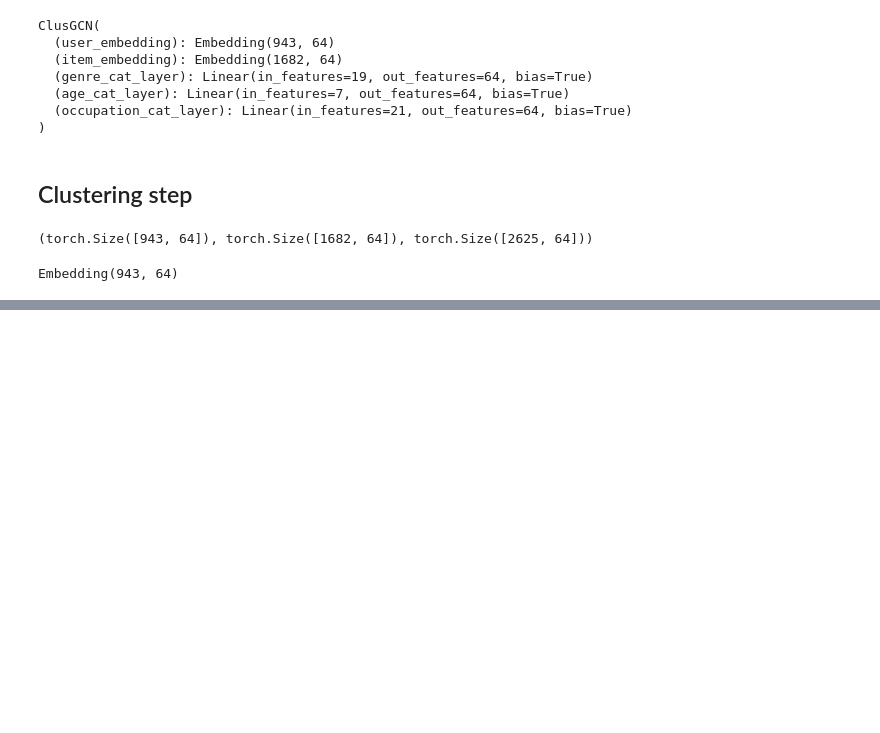
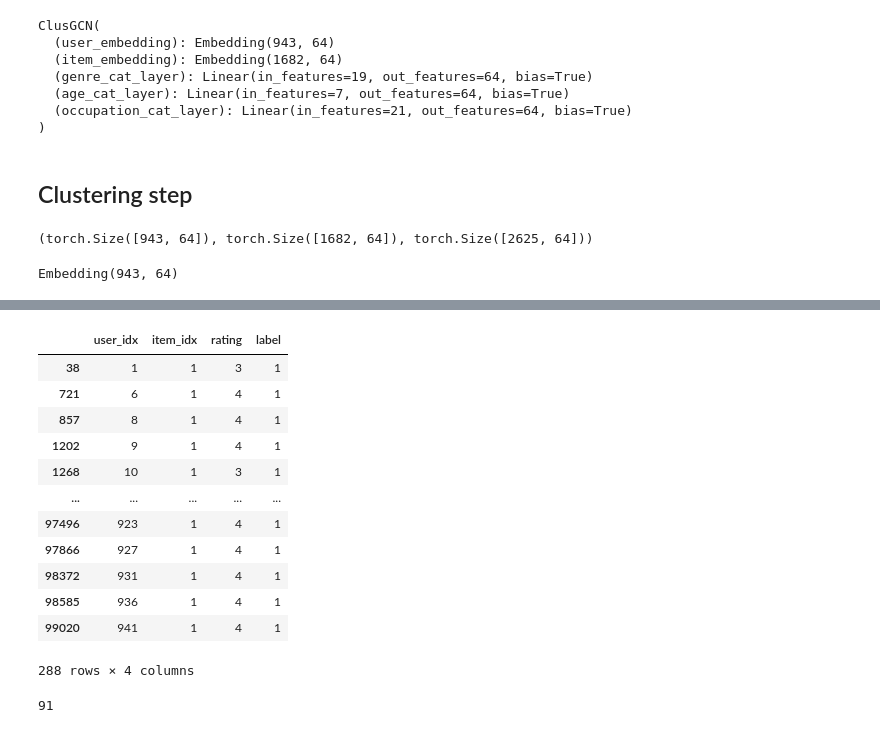
Before and after one commit to PaganMin-11353/dinghui101, a Jupyter notebook: playground.ipynb, the cells around one changed output, grey strips where cells are left out. Saved outputs shown, nothing was run; the diff lists cells and outputs as text; code cells hidden in the pictures; blank space fills up the shorter version.

```diff
--- a/playground.ipynb
+++ b/playground.ipynb
@@ -328,0 +477,20 @@ for i, cluster_id in enumerate(kmeans_result):
+# %%
+df[df["item_idx"] == 1]
+# %% [output]
+|  | user_idx | item_idx | rating | label |
+| 38 | 1 | 1 | 3 | 1 |
+| 721 | 6 | 1 | 4 | 1 |
+| 857 | 8 | 1 | 4 | 1 |
+| 1202 | 9 | 1 | 4 | 1 |
+| 1268 | 10 | 1 | 3 | 1 |
+| ... | ... | ... | ... | ... |
+| 97496 | 923 | 1 | 4 | 1 |
+| 97866 | 927 | 1 | 4 | 1 |
+| 98372 | 931 | 1 | 4 | 1 |
+| 98585 | 936 | 1 | 4 | 1 |
+| 99020 | 941 | 1 | 4 | 1 |
+288 rows × 4 columns
+# %%
+model_wrapper.adj_norm[1]._nnz()
+# %% [output]
+91
```
Also changed, not shown: parts of 27 cells of this notebook, 1 other file.
